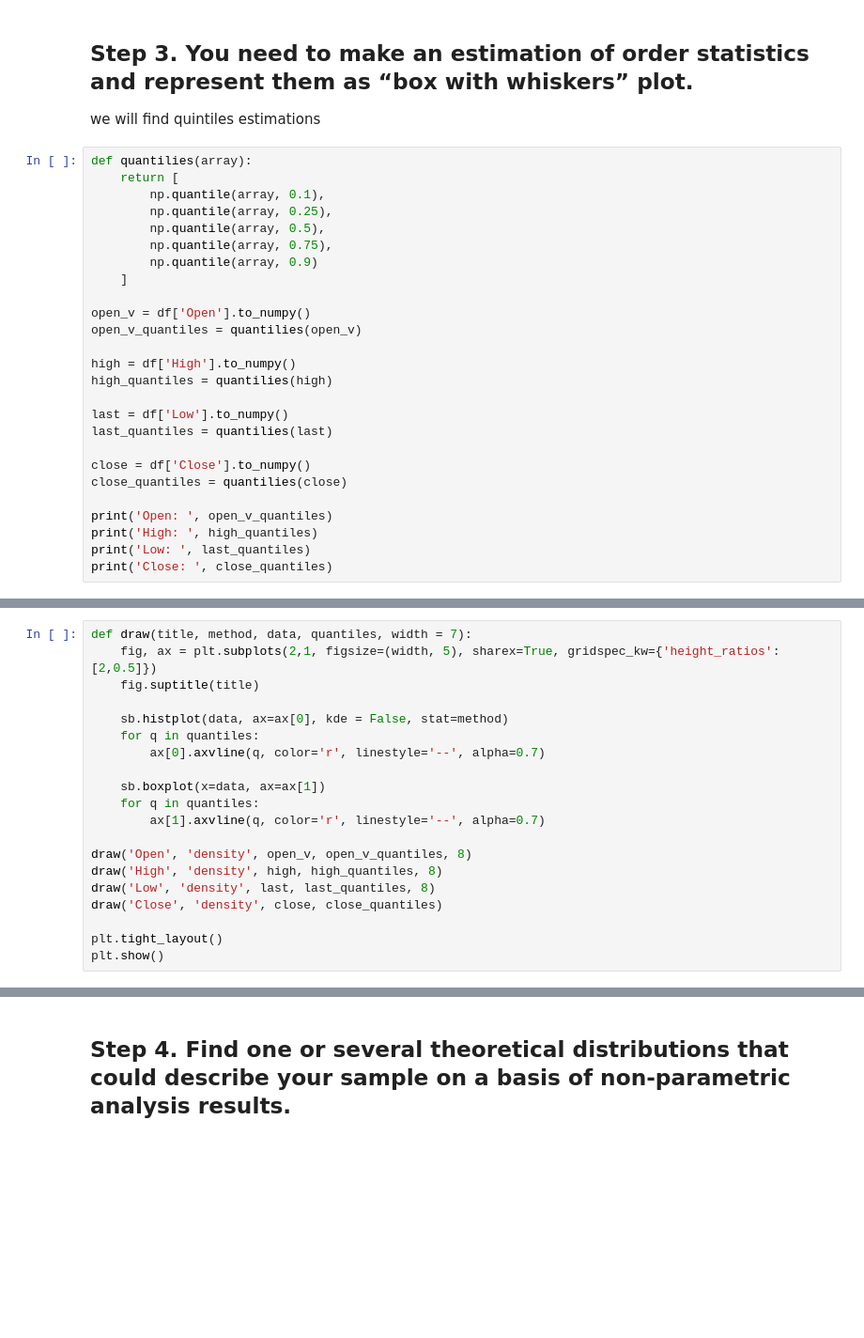
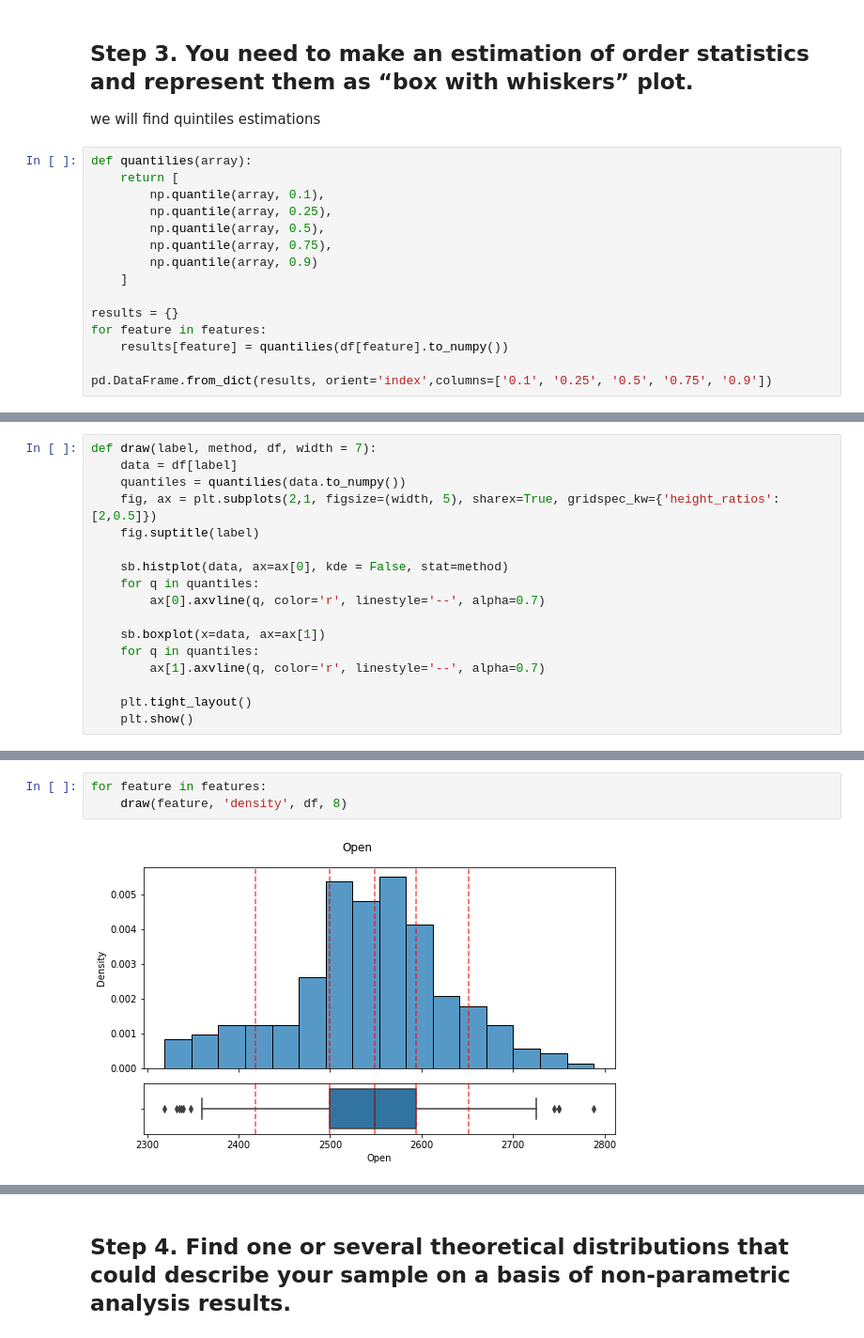
Before and after one commit to semaputnik/multivariate-data-analysis-labs, a Jupyter notebook: Lab_1/code.ipynb, the cells around one changed output, grey strips where cells are left out. Shown: that part at 94% size. Cells and saved outputs as stored; diff of their text form; blank space fills up the shorter version.

```diff
--- a/Lab_1/code.ipynb
+++ b/Lab_1/code.ipynb
@@ -82,20 +113,9 @@ def quantilies(array):
         np.quantile(array, 0.9)
     ]
 
-open_v = df['Open'].to_numpy()
-open_v_quantiles = quantilies(open_v)
+results = {}
+for feature in features:
+    results[feature] = quantilies(df[feature].to_numpy())
 
-high = df['High'].to_numpy()
-high_quantiles = quantilies(high)
-
-last = df['Low'].to_numpy()
-last_quantiles = quantilies(last)
-
-close = df['Close'].to_numpy()
-close_quantiles = quantilies(close)
-
-print('Open: ', open_v_quantiles)
-print('High: ', high_quantiles)
-print('Low: ', last_quantiles)
-print('Close: ', close_quantiles)
+pd.DataFrame.from_dict(results, orient='index',columns=['0.1', '0.25', '0.5', '0.75', '0.9'])
 # %% [output]
@@ -106,7 +127,9 @@ Close:  [2417.43, 2495.1499999999996, 2541.4750000000004, 2592.0, 2648.885]
 # %%
-def draw(title, method, data, quantiles, width = 7):
+def draw(label, method, df, width = 7):
+    data = df[label]
+    quantiles = quantilies(data.to_numpy())
     fig, ax = plt.subplots(2,1, figsize=(width, 5), sharex=True, gridspec_kw={'height_ratios': [2,0.5]})
-    fig.suptitle(title)
+    fig.suptitle(label)
 
     sb.histplot(data, ax=ax[0], kde = False, stat=method)
     for q in quantiles:
@@ -116,10 +139,5 @@ def draw(title, method, data, quantiles, width = 7):
     for q in quantiles:
         ax[1].axvline(q, color='r', linestyle='--', alpha=0.7)
 
-draw('Open', 'density', open_v, open_v_quantiles, 8)
-draw('High', 'density', high, high_quantiles, 8)
-draw('Low', 'density', last, last_quantiles, 8)
-draw('Close', 'density', close, close_quantiles)
-
-plt.tight_layout()
-plt.show()
+    plt.tight_layout()
+    plt.show()
@@ -130,0 +144,5 @@ plt.show()
+# %%
+for feature in features:
+    draw(feature, 'density', df, 8)
+# %% [output]
+[figure, added]
```
Also changed, not shown: parts of 21 cells of this notebook.
